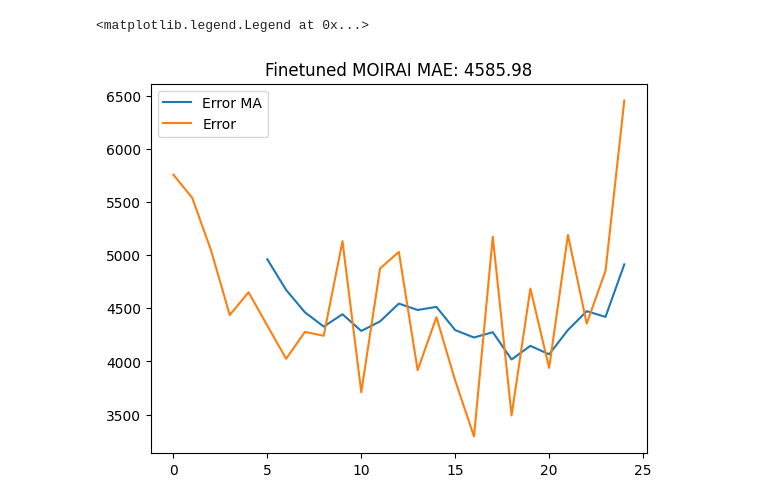
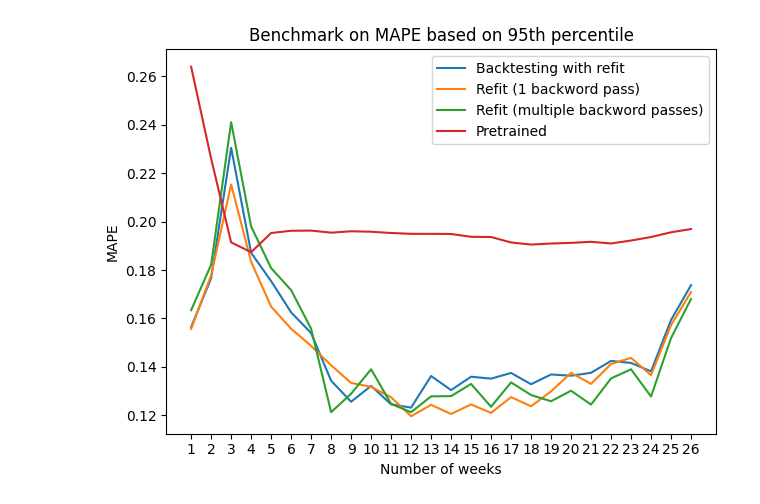
Before and after one commit to alexliap/moirai_explore, a Jupyter notebook: bench_backtesting.ipynb, the cells around one changed output. Saved outputs shown, nothing was run; the diff lists cells and outputs as text; code cells hidden in the pictures.

Commit message:
end 1st round of experiments

```diff
--- a/bench_backtesting.ipynb
+++ b/bench_backtesting.ipynb
@@ -76,21 +89,0 @@ forecast_it = iter(forecasts)
-# %%
-errors = []
-for i in range(NUM_WINDOWS):
-    try:
-        forecast = next(forecast_it).mean
-    except:
-        break
-
-    target = data.iloc[CTX+(i*DIST) : CTX+(i*DIST)+PDT, :].values.reshape(-1)
-
-    errors.append(np.mean(np.abs(target-forecast)))
-# %%
-window_size = 6
-plt.title(f"Finetuned MOIRAI MAE: {np.round(np.mean(finetuned_errors), 2)}")
-plt.plot(range(window_size-1,len(errors)), moving_average(np.array(finetuned_errors), window_size), label='Error MA')
-plt.plot(range(len(finetuned_errors)), finetuned_errors, label='Error')
-plt.legend()
-# plt.savefig("finetuned_moirai_mae.png");
-# %% [output]
-<matplotlib.legend.Legend at 0x...>
-[figure, removed]
@@ -96,0 +125,33 @@ plt.legend()
+# %%
+data = it_data_23_24
+
+model_folder = "outputs/finetune/moirai_small/1st_run/checkpoints/it_load_data_train_"
+backtesting_with_refit = get_run_metrics(model_folder, data, "MAPE")
+
+model_folder = "outputs/finetune/moirai_small/2nd_run/checkpoints/it_load_data_train_"
+refit_1_pass =  get_run_metrics(model_folder, data, "MAPE")
+
+model_folder = "outputs/finetune/moirai_small/3rd_run/checkpoints/it_load_data_train_"
+refit_multiple_passes = get_run_metrics(model_folder, data, "MAPE")
+
+model_folder = "pretrained"
+pretrained = get_run_metrics(model_folder, data, "MAPE")
+# %%
+backtesting_with_refit = pd.concat(backtesting_with_refit, axis=0)
+refit_1_pass = pd.concat(refit_1_pass, axis=0)
+refit_multiple_passes = pd.concat(refit_multiple_passes, axis=0)
+pretrained = pd.concat(pretrained, axis=0)
+# %%
+backtesting_with_refit['MAPE[0.95]'].plot(label='Backtesting with refit')
+refit_1_pass['MAPE[0.95]'].plot(label='Refit (1 backword pass)')
+refit_multiple_passes['MAPE[0.95]'].plot(label='Refit (multiple backword passes)')
+pretrained['MAPE[0.95]'].plot(label='Pretrained')
+plt.xticks(range(0, 26), range(1, 27))
+plt.xlabel('Number of weeks')
+plt.ylabel('MAPE')
+plt.title('Benchmark on MAPE based on 95th percentile')
+plt.legend()
+plt.tight_layout()
+plt.savefig("experiment_results/after_finetuning/mape_95th_perc.png");
+# %% [output]
+[figure, added]
```
Also changed, not shown: parts of 7 cells of this notebook, 4 other files.
